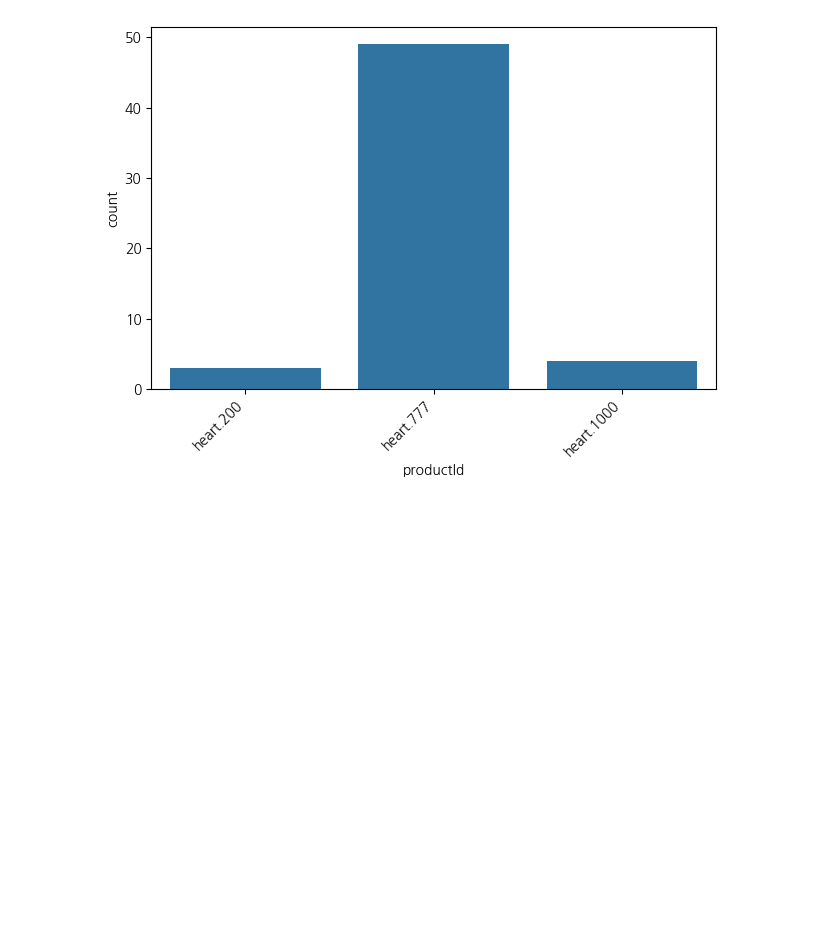
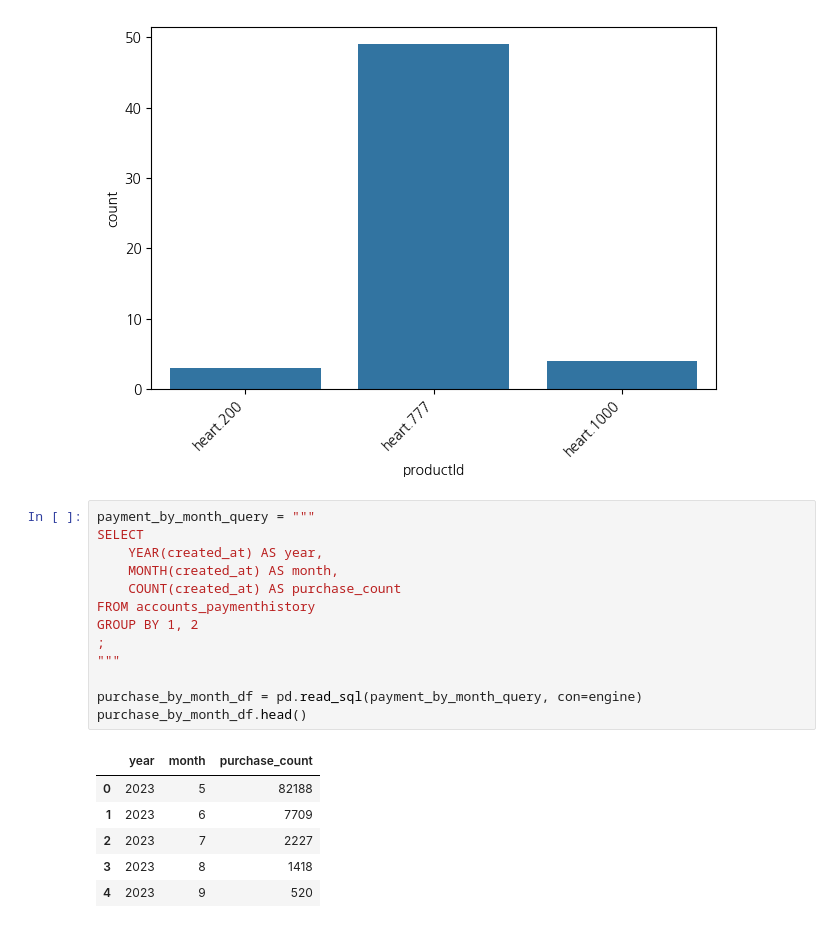
Before and after one commit to moon-aeon/final_project, a Jupyter notebook: notebooks/eda.ipynb, the cells around one changed output. Drawn from its saved outputs; the diff is of its cells as text; blank space fills up the shorter version.

```diff
--- a/notebooks/eda.ipynb
+++ b/notebooks/eda.ipynb
@@ -83,3 +119,23 @@ plt.tight_layout()
 plt.show()
 # %% [output]
 [figure]
+# %%
+payment_by_month_query = """
+SELECT
+    YEAR(created_at) AS year,
+    MONTH(created_at) AS month,
+    COUNT(created_at) AS purchase_count
+FROM accounts_paymenthistory
+GROUP BY 1, 2
+;
+"""
+
+purchase_by_month_df = pd.read_sql(payment_by_month_query, con=engine)
+purchase_by_month_df.head()
+# %% [output]
+|  | year | month | purchase_count |
+| 0 | 2023 | 5 | 82188 |
+| 1 | 2023 | 6 | 7709 |
+| 2 | 2023 | 7 | 2227 |
+| 3 | 2023 | 8 | 1418 |
+| 4 | 2023 | 9 | 520 |
```
Also changed, not shown: parts of 9 cells of this notebook, 10 other files.
